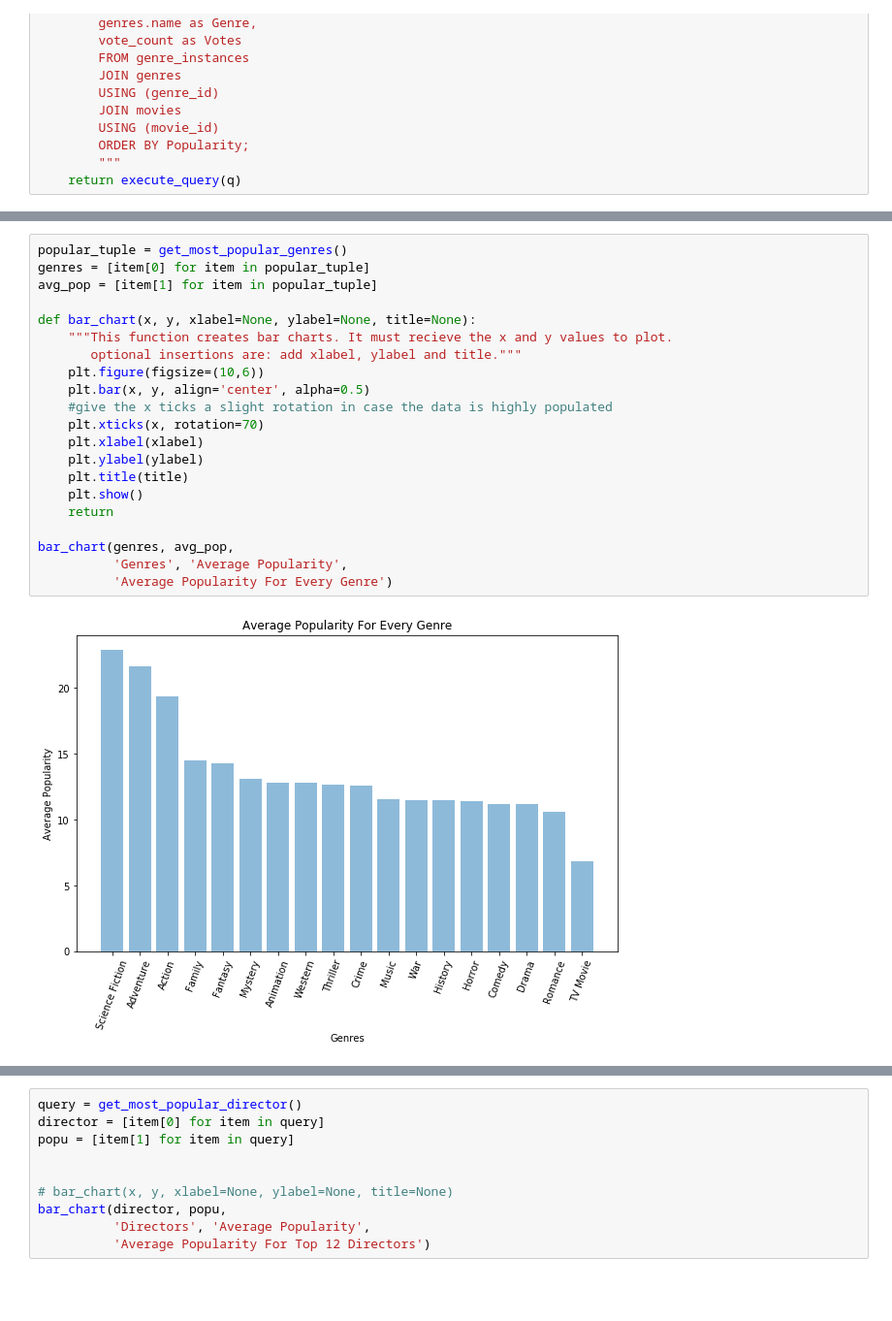
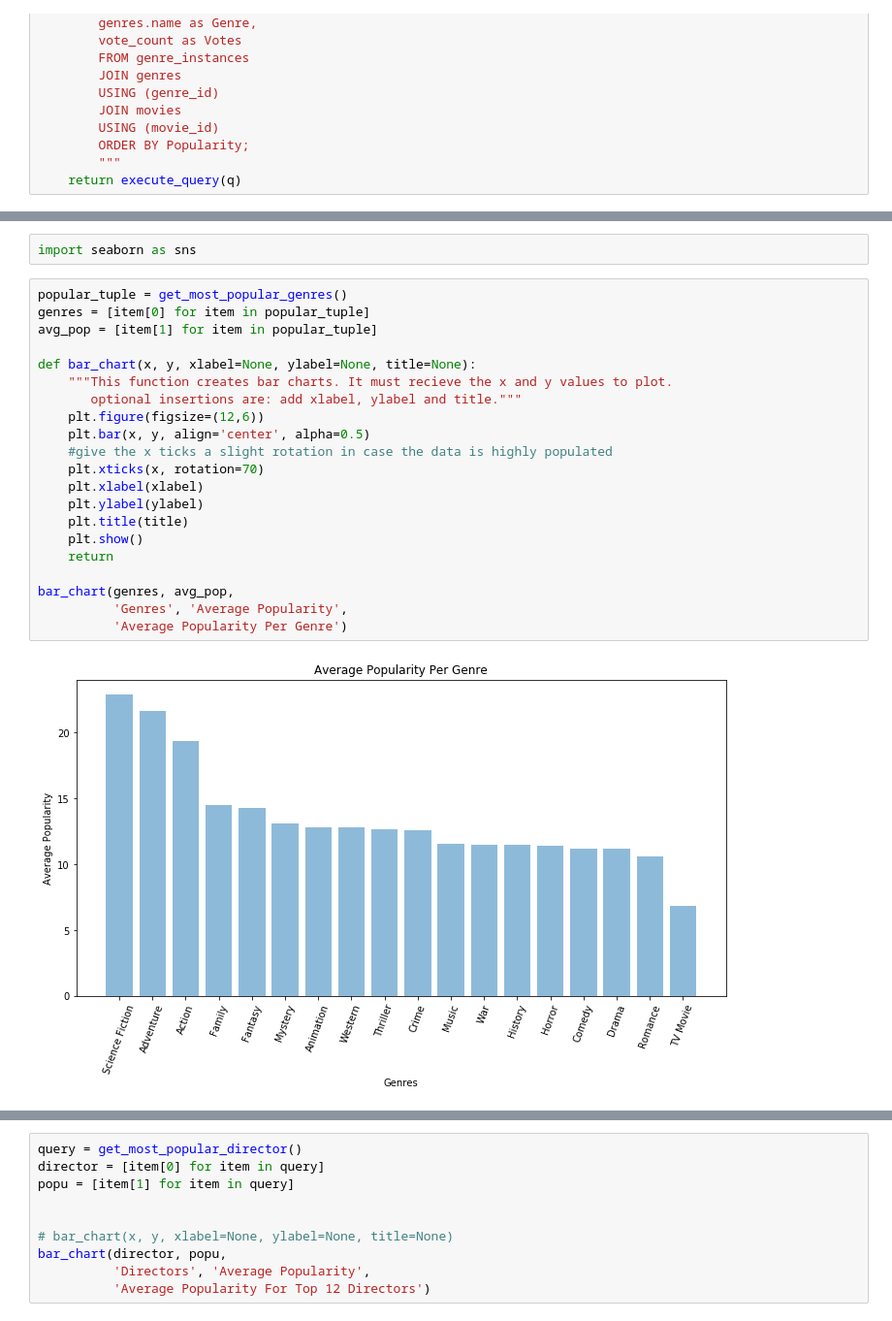
Before and after one commit to Rsaphra/Blockbusters_project, a Jupyter notebook: queries.ipynb, the cells around one changed output, grey strips where cells are left out. Shown at 97% size. Drawn from its saved outputs; the diff is of its cells as text; blank space fills up the shorter version.

```diff
--- a/queries.ipynb
+++ b/queries.ipynb
@@ -278,29 +278,31 @@ top_rev_titles()
 | 17 | The Lord of the Rings: The Return... | 13485 |
 | 18 | The Shawshank Redemption | 13457 |
 | 19 | Inside Out | 12996 |
+# %%
+import seaborn as sns
 # %%
 popular_tuple = get_most_popular_genres()
 genres = [item[0] for item in popular_tuple]
 avg_pop = [item[1] for item in popular_tuple]
 
 def bar_chart(x, y, xlabel=None, ylabel=None, title=None):
     """This function creates bar charts. It must recieve the x and y values to plot.
        optional insertions are: add xlabel, ylabel and title."""
-    plt.figure(figsize=(10,6))
+    plt.figure(figsize=(12,6))
     plt.bar(x, y, align='center', alpha=0.5)
     #give the x ticks a slight rotation in case the data is highly populated
     plt.xticks(x, rotation=70)
     plt.xlabel(xlabel)
     plt.ylabel(ylabel)
     plt.title(title)
     plt.show()
     return
 
 bar_chart(genres, avg_pop,
           'Genres', 'Average Popularity',
-          'Average Popularity For Every Genre')
+          'Average Popularity Per Genre')
 # %% [output]
-[figure, old version]
+[figure, new version]
 # %%
 rev_gen_q = box_office_by_genre()
 genre = [item[0] for item in rev_gen_q]
```
Also changed, not shown: parts of 6 cells of this notebook, 10 other files.
